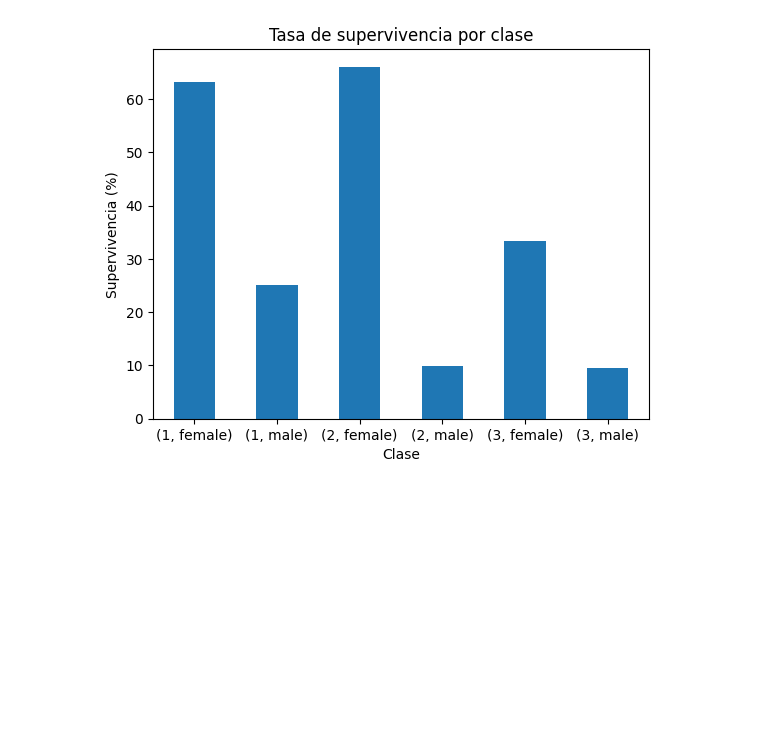
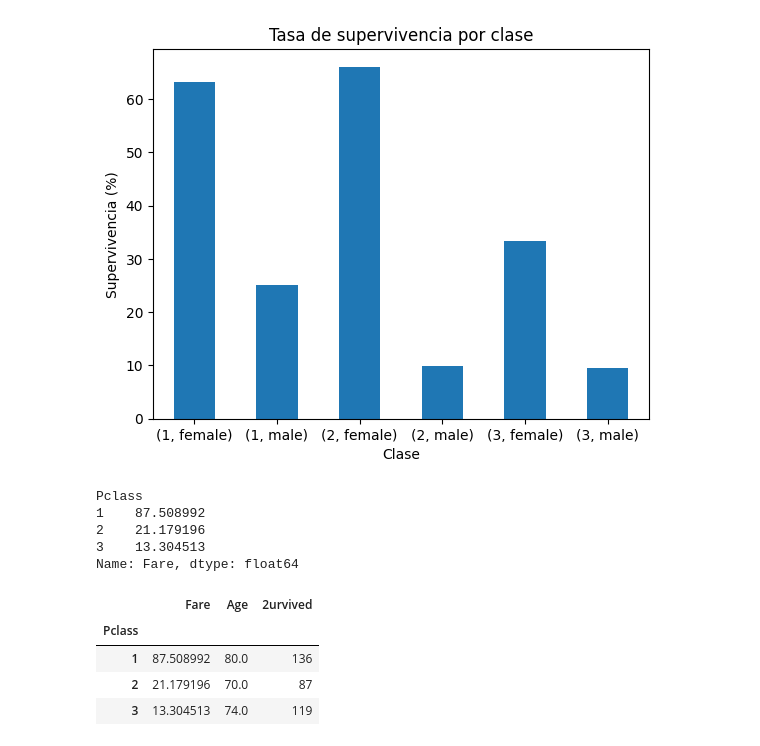
Before and after one commit to alerrandroFerreira/data-analytics-project, a Jupyter notebook: notebooks/exploratory/01_exploratory_group.ipynb, the cells around one changed output. Drawn from its saved outputs; the diff is of its cells as text; code cells hidden in the pictures; blank space fills up the shorter version.

```diff
--- a/notebooks/exploratory/01_exploratory_group.ipynb
+++ b/notebooks/exploratory/01_exploratory_group.ipynb
@@ -132,3 +132,23 @@ plt.xticks(rotation=0)
 plt.show()
 # %% [output]
 [figure]
+# %%
+df.groupby("Pclass")["Fare"].mean()
+# %% [output]
+Pclass
+1    87.508992
+2    21.179196
+3    13.304513
+Name: Fare, dtype: float64
+# %%
+df.groupby("Pclass").agg({
+    "Fare": "mean",
+    "Age": "max",
+    "2urvived": "sum"
+})
+# %% [output]
+|  | Fare | Age | 2urvived |
+| Pclass |  |  |  |
+| 1 | 87.508992 | 80.0 | 136 |
+| 2 | 21.179196 | 70.0 | 87 |
+| 3 | 13.304513 | 74.0 | 119 |
```
Also changed, not shown: parts of 7 cells of this notebook.
